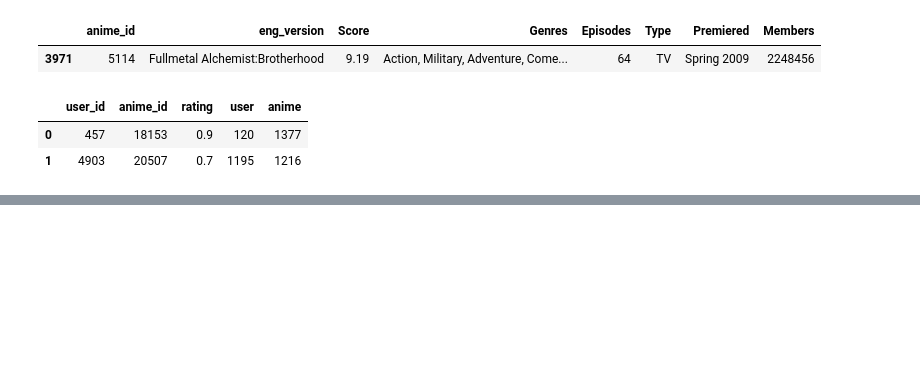
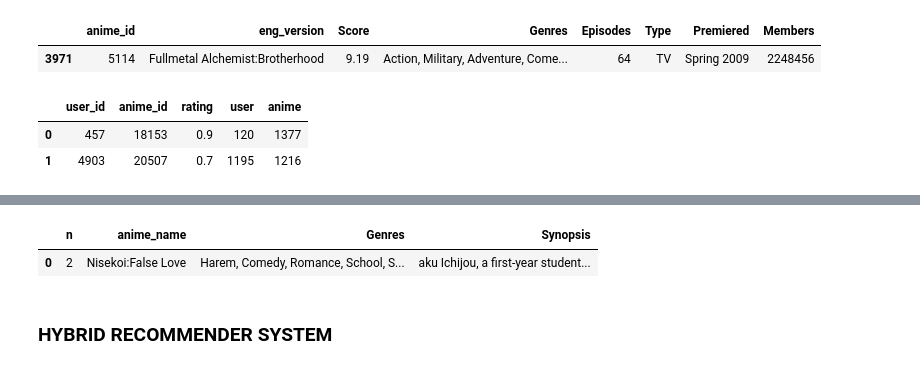
Before and after one commit to Monish-Nallagondalla/Anime_Recommender_hybrid, a Jupyter notebook: notebook/anime.ipynb, the cells around one changed output, grey strips where cells are left out. Saved outputs shown, nothing was run; the diff lists cells and outputs as text; code cells hidden in the pictures; blank space fills up the shorter version.

Commit message:
Start hybrid recommendation systerm

```diff
--- a/notebook/anime.ipynb
+++ b/notebook/anime.ipynb
@@ -541,3 +541,49 @@ get_user_preferences(11880 , rating_df, df , plot=True)
 | 11304 | Dies irae | Action, Military, Super Power, Magic |
 | 13678 | Dies irae:The Dawning Days | Action, Super Power, Magic |
 415 rows × 2 columns
+# %%
+def get_user_recommendations(similar_users , user_pref ,df , synopsis_df, rating_df, n=10):
+
+    recommended_animes = []
+    anime_list = []
+
+    for user_id in similar_users.similar_users.values:
+        pref_list = get_user_preferences(int(user_id) , rating_df, df)
+
+        pref_list = pref_list[~pref_list.eng_version.isin(user_pref.eng_version.values)]
+
+        if not pref_list.empty:
+            anime_list.append(pref_list.eng_version.values)
+
+    if anime_list:
+            anime_list = pd.DataFrame(anime_list)
+
+            sorted_list = pd.DataFrame(pd.Series(anime_list.values.ravel()).value_counts()).head(n)
+
+            for i,anime_name in enumerate(sorted_list.index):
+                n_user_pref = sorted_list[sorted_list.index == anime_name].values[0][0]
+
+                if isinstance(anime_name,str):
+                    frame = getAnimeFrame(anime_name,df)
+                    anime_id = frame.anime_id.values[0]
+                    genre = frame.Genres.values[0]
+                    synopsis = getSynopsis(int(anime_id),synopsis_df)
+
+                    recommended_animes.append({
+                        "n" : n_user_pref,
+                        "anime_name" : anime_name,
+                        "Genres" : genre,
+                        "Synopsis": synopsis
+                    })
+    return pd.DataFrame(recommended_animes).head(n)
+# %%
+similar_users =find_similar_users(int(11880),user_weights,user2user_encoded,user2user_decoded)
+# %%
+user_pref = get_user_preferences(11880 , rating_df, df , plot=False)
+# %%
+get_user_recommendations(similar_users,user_pref,df, synopsis_df,rating_df,n=1)
+# %% [output]
+|  | n | anime_name | Genres | Synopsis |
+| 0 | 2 | Nisekoi:False Love | Harem, Comedy, Romance, School, S... | aku Ichijou, a first-year student... |
+# %% [markdown]
+### HYBRID RECOMMENDER SYSTEM
```
Also changed, not shown: parts of 4 cells of this notebook, 1 other file.
